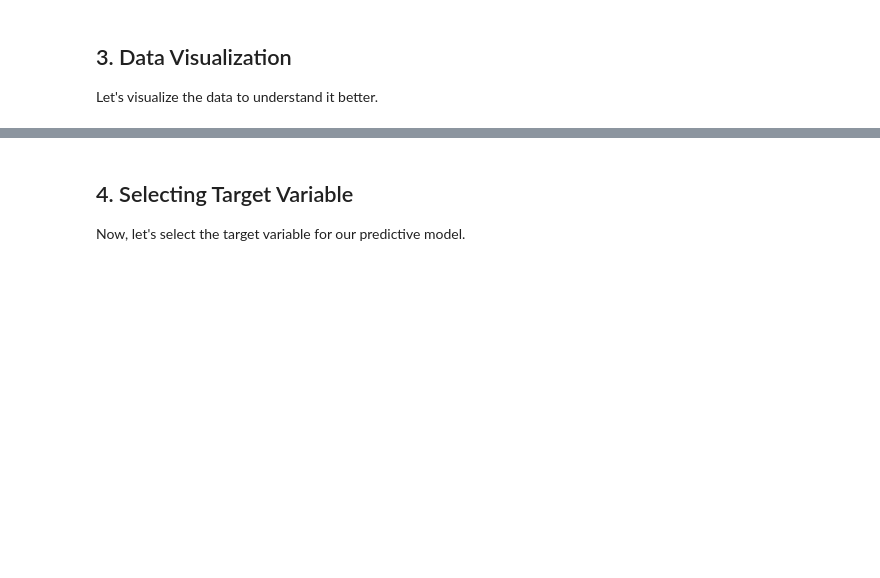
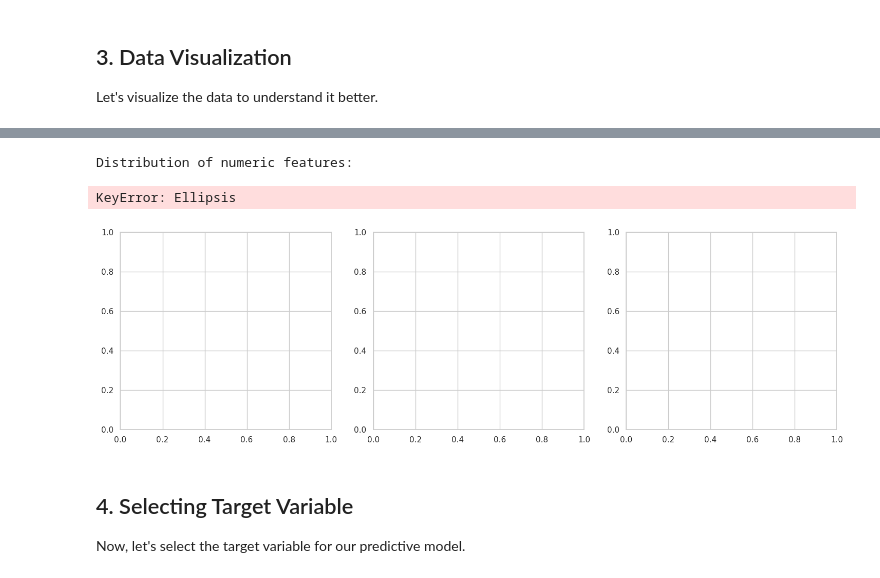
Before and after one commit to wesleycoates/IDRPublic, a Jupyter notebook: notebooks/exploration.ipynb, the cells around one changed output, grey strips where cells are left out. Cells and saved outputs as stored; diff of their text form; code cells hidden in the pictures; blank space fills up the shorter version.

```diff
--- a/notebooks/exploration.ipynb
+++ b/notebooks/exploration.ipynb
@@ -195,8 +415,12 @@ Let's visualize the data to understand it better.
 # %%
 # Distribution of numeric features
 if numeric_cols:
     print("Distribution of numeric features:")
-    plot_numeric_distribution(clean_df, numeric_cols)
+    plot_numeric_distribution(df_single, numeric_cols)
+# %% [output]
+Distribution of numeric features:
+KeyError: Ellipsis
+[figure, added]
 # %%
 # Correlation matrix
 if len(numeric_cols) > 1:
```
Also changed, not shown: parts of 10 cells of this notebook, 1 other file.
